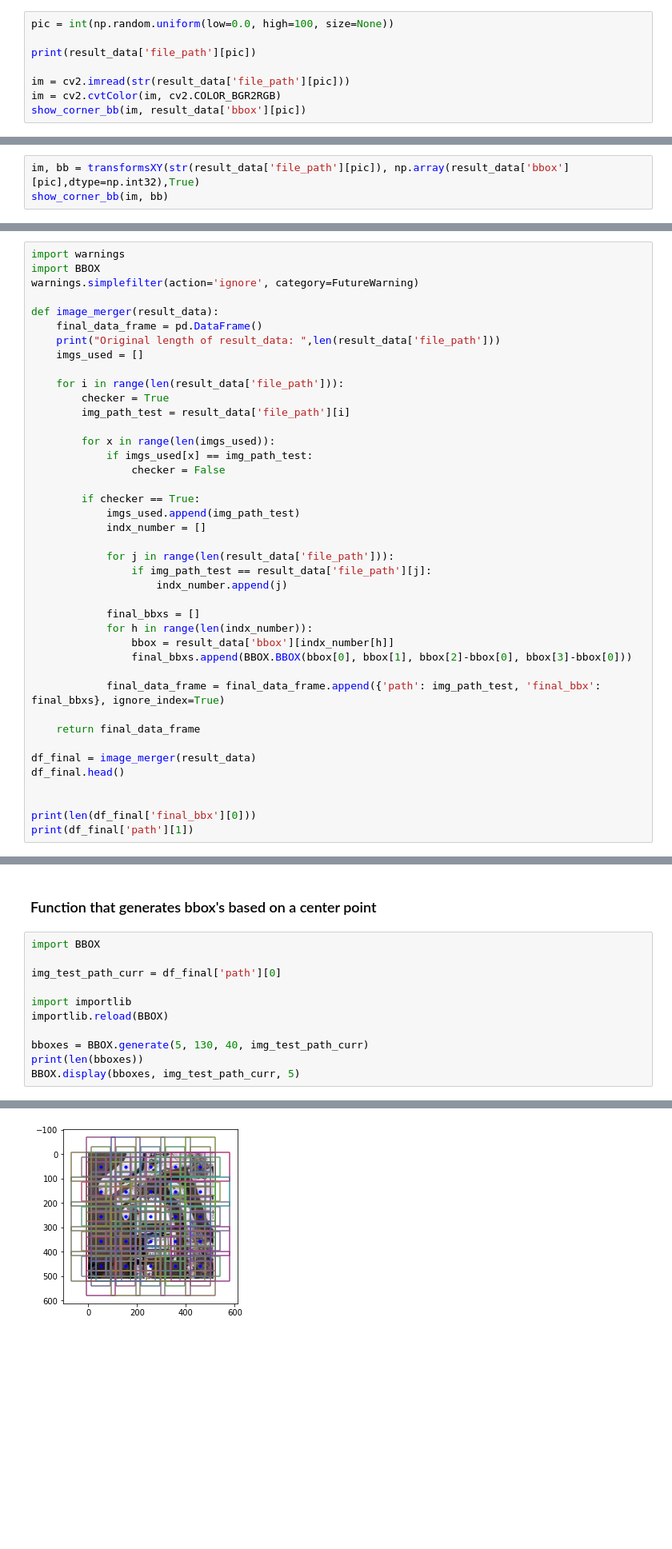
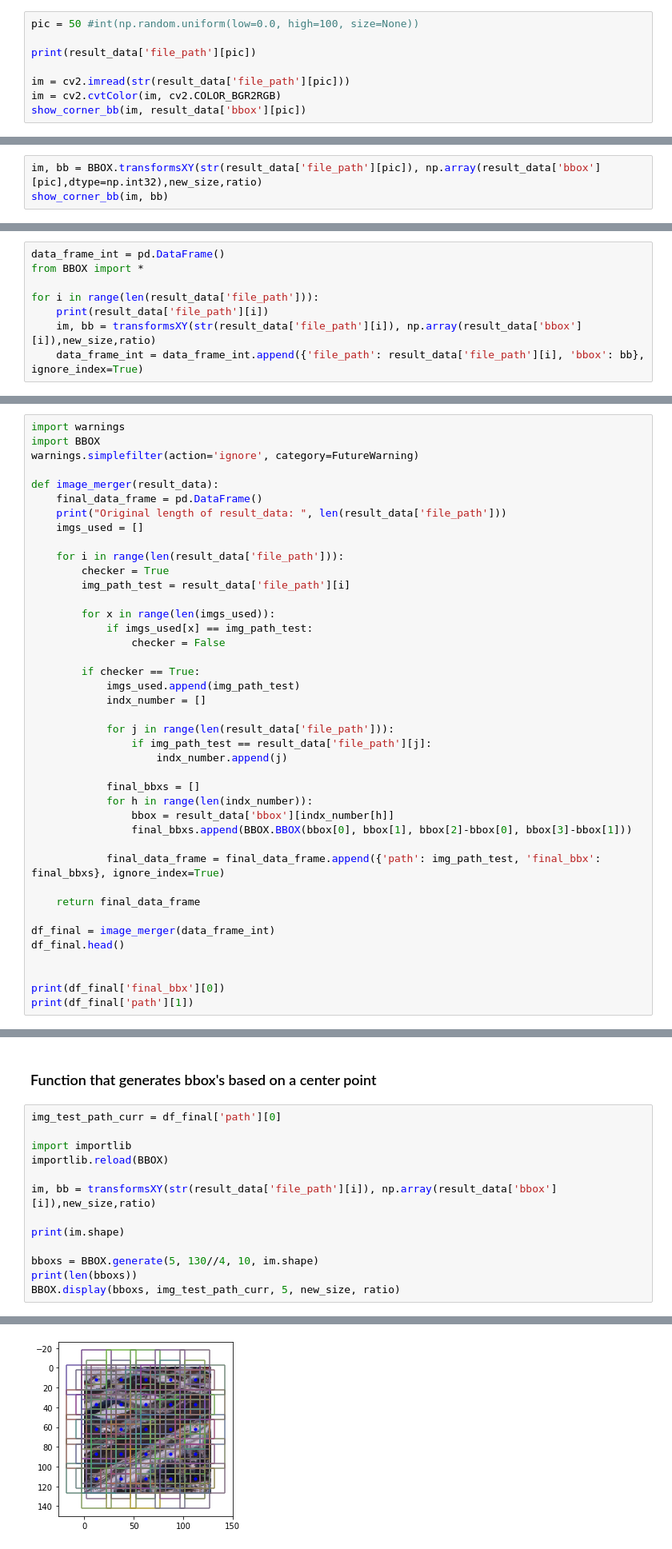
Before and after one commit to arturfabricio/aircraft-detection, a Jupyter notebook: src/rareplanes_collab.ipynb, the cells around one changed output, grey strips where cells are left out. Shown at 80% size. Cells and saved outputs as stored; diff of their text form; blank space fills up the shorter version.

```diff
--- a/src/rareplanes_collab.ipynb
+++ b/src/rareplanes_collab.ipynb
@@ -256,5 +246,5 @@ result_data.head()
 # %%
-pic = int(np.random.uniform(low=0.0, high=100, size=None))
+pic = 50 #int(np.random.uniform(low=0.0, high=100, size=None))
 
 print(result_data['file_path'][pic])
 
@@ -267,4 +257,4 @@ C:\Users\artur\Documents\GitHub\aircraft-detection\data\train\112_104001001FBAB4
 # %%
-im, bb = transformsXY(str(result_data['file_path'][pic]), np.array(result_data['bbox'][pic],dtype=np.int32),True)
+im, bb = BBOX.transformsXY(str(result_data['file_path'][pic]), np.array(result_data['bbox'][pic],dtype=np.int32),new_size,ratio)
 show_corner_bb(im, bb)
 # %% [output]
@@ -296 +286,9 @@ Y.head()
 Name: class, dtype: int64
+# %%
+data_frame_int = pd.DataFrame()
+from BBOX import *
+
+for i in range(len(result_data['file_path'])):
+    print(result_data['file_path'][i])
+    im, bb = transformsXY(str(result_data['file_path'][i]), np.array(result_data['bbox'][i]),new_size,ratio)
+    data_frame_int = data_frame_int.append({'file_path': result_data['file_path'][i], 'bbox': bb}, ignore_index=True)
@@ -305,7 +472,7 @@ warnings.simplefilter(action='ignore', category=FutureWarning)
 
 def image_merger(result_data):
     final_data_frame = pd.DataFrame()
-    print("Original length of result_data: ",len(result_data['file_path']))
+    print("Original length of result_data: ", len(result_data['file_path']))
     imgs_used = []
 
     for i in range(len(result_data['file_path'])):
@@ -327,16 +494,16 @@ def image_merger(result_data):
             final_bbxs = []
             for h in range(len(indx_number)):
                 bbox = result_data['bbox'][indx_number[h]]
-                final_bbxs.append(BBOX.BBOX(bbox[0], bbox[1], bbox[2]-bbox[0], bbox[3]-bbox[0]))
+                final_bbxs.append(BBOX.BBOX(bbox[0], bbox[1], bbox[2]-bbox[0], bbox[3]-bbox[1]))
 
             final_data_frame = final_data_frame.append({'path': img_path_test, 'final_bbx': final_bbxs}, ignore_index=True)
 
     return final_data_frame
 
-df_final = image_merger(result_data)
+df_final = image_merger(data_frame_int)
 df_final.head()
 
 
-print(len(df_final['final_bbx'][0]))
+print(df_final['final_bbx'][0])
 print(df_final['path'][1])
 # %% [output]
@@ -346,14 +513,16 @@ C:\Users\artur\Documents\GitHub\aircraft-detection\data\train\106_1040010044D306
 # %% [markdown]
 ### Function that generates bbox's based on a center point
 # %%
-import BBOX
-
 img_test_path_curr = df_final['path'][0]
 
 import importlib
 importlib.reload(BBOX)
 
-bboxes = BBOX.generate(5, 130, 40, img_test_path_curr)
-print(len(bboxes))
-BBOX.display(bboxes, img_test_path_curr, 5)
+im, bb = transformsXY(str(result_data['file_path'][i]), np.array(result_data['bbox'][i]),new_size,ratio)
+
+print(im.shape)
+
+bboxs = BBOX.generate(5, 130//4, 10, im.shape)
+print(len(bboxs))
+BBOX.display(bboxs, img_test_path_curr, 5, new_size, ratio)
 # %% [output]
@@ -361,4 +535,4 @@ BBOX.display(bboxes, img_test_path_curr, 5)
-[figure, old version]
+[figure, new version]
 # %% [markdown]
 ### IoU - Interception over Union
 # %%
```
Also changed, not shown: parts of 38 cells of this notebook, 1 other file.
